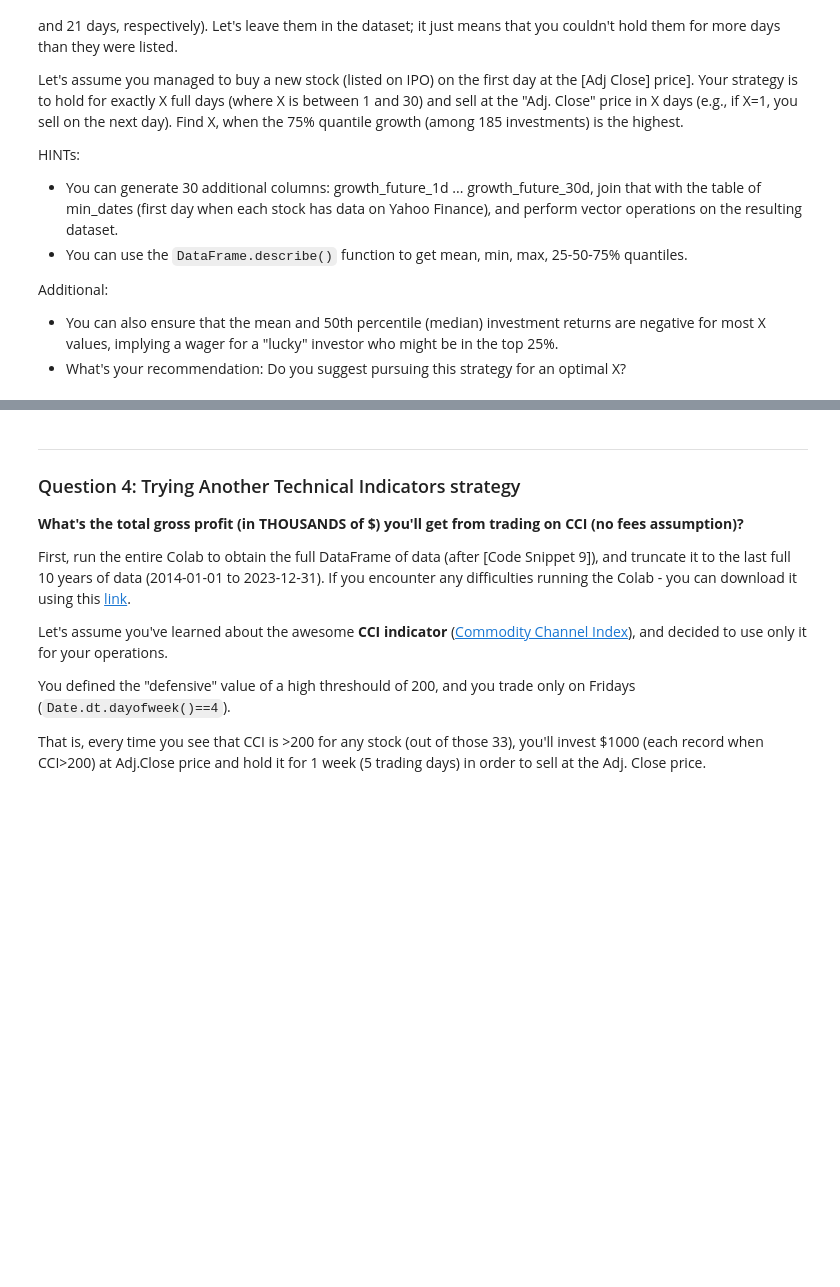
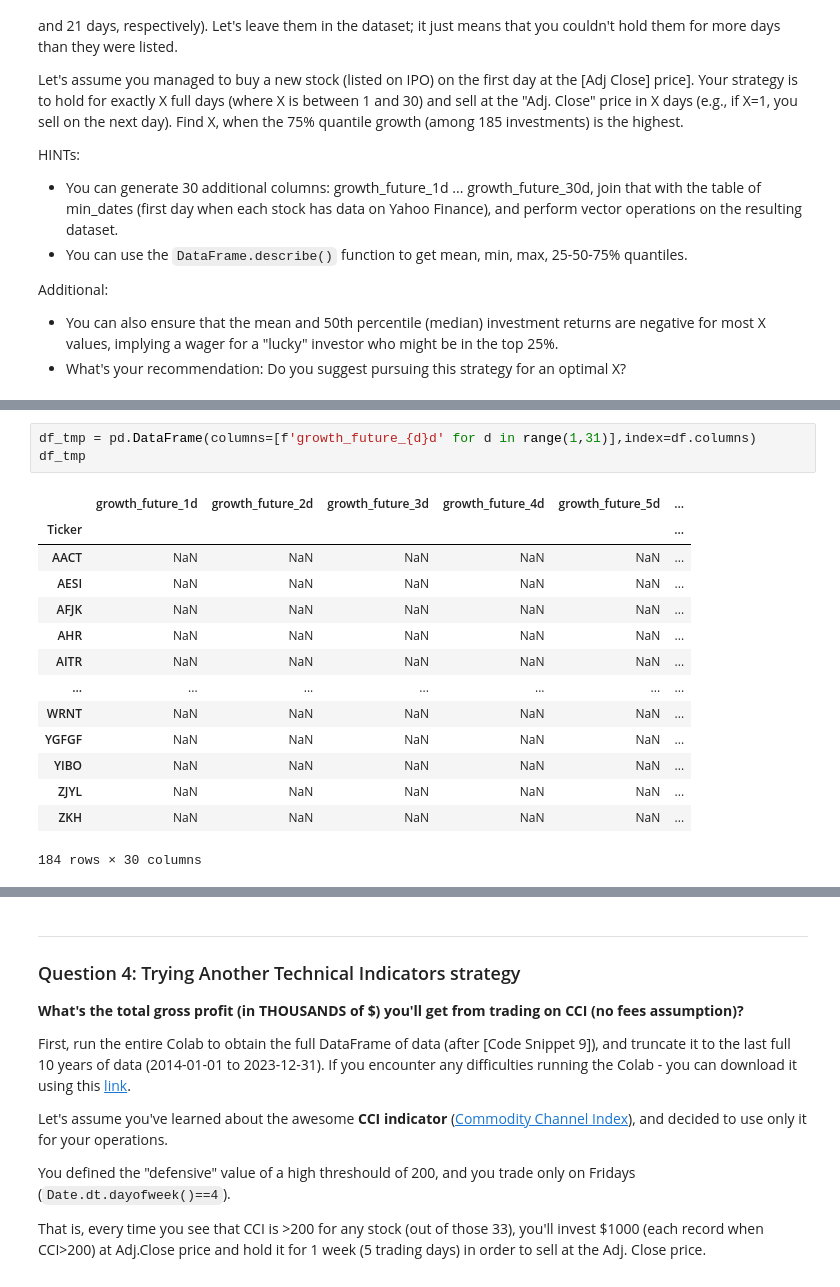
Before and after one commit to jschuller/zoomcamp-stock-market-analytics, a Jupyter notebook: cohorts/2024/hw-2.ipynb, the cells around one changed output, grey strips where cells are left out. Saved outputs shown, nothing was run; the diff lists cells and outputs as text; blank space fills up the shorter version.

```diff
--- a/cohorts/2024/hw-2.ipynb
+++ b/cohorts/2024/hw-2.ipynb
@@ -170,0 +1641,18 @@ Additional:
+# %%
+df_tmp = pd.DataFrame(columns=[f'growth_future_{d}d' for d in range(1,31)],index=df.columns)
+df_tmp
+# %% [output]
+|  | growth_future_1d | growth_future_2d | growth_future_3d | growth_future_4d | growth_future_5d | ... |
+| Ticker |  |  |  |  |  | ... |
+| AACT | NaN | NaN | NaN | NaN | NaN | ... |
+| AESI | NaN | NaN | NaN | NaN | NaN | ... |
+| AFJK | NaN | NaN | NaN | NaN | NaN | ... |
+| AHR | NaN | NaN | NaN | NaN | NaN | ... |
+| AITR | NaN | NaN | NaN | NaN | NaN | ... |
+| ... | ... | ... | ... | ... | ... | ... |
+| WRNT | NaN | NaN | NaN | NaN | NaN | ... |
+| YGFGF | NaN | NaN | NaN | NaN | NaN | ... |
+| YIBO | NaN | NaN | NaN | NaN | NaN | ... |
+| ZJYL | NaN | NaN | NaN | NaN | NaN | ... |
+| ZKH | NaN | NaN | NaN | NaN | NaN | ... |
+184 rows × 30 columns
```
Also changed, not shown: parts of 193 cells of this notebook, 1 other file.
